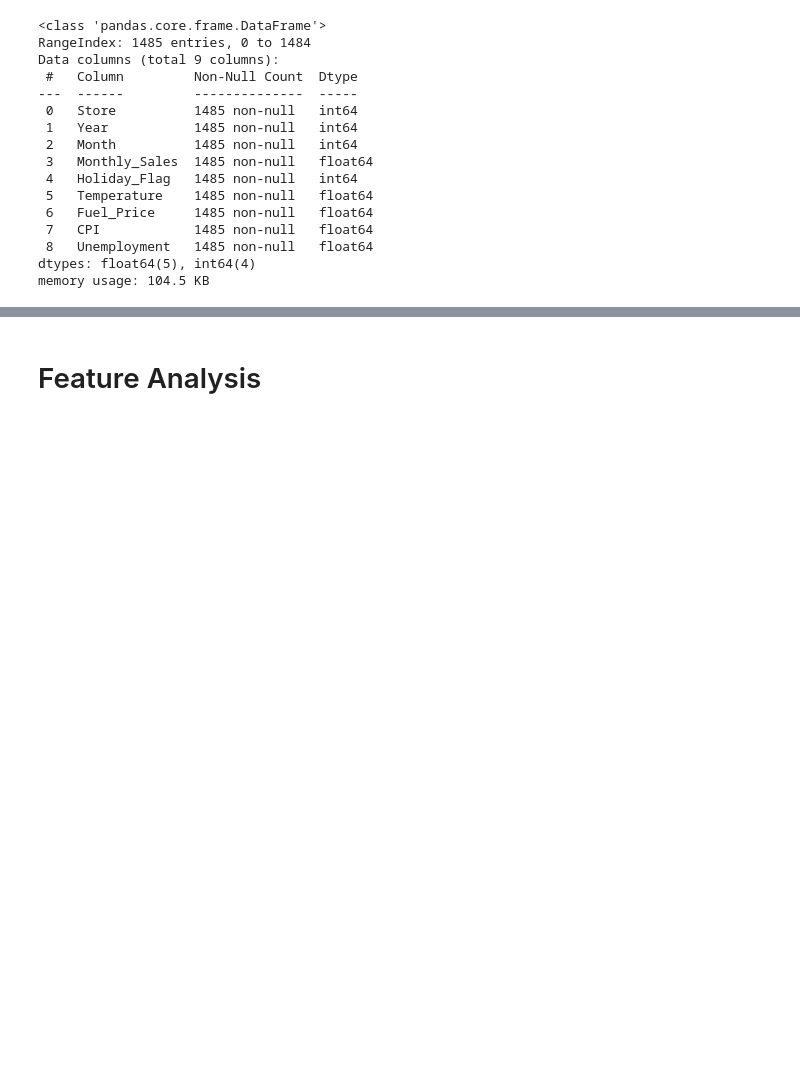
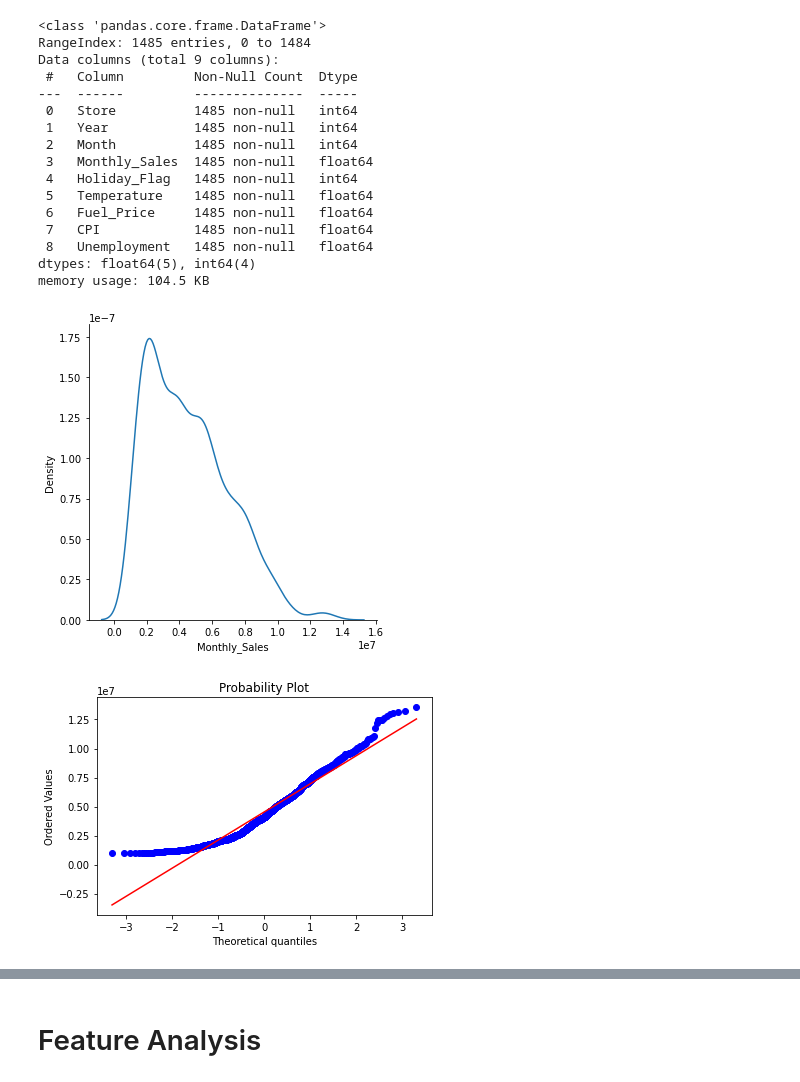
Before and after one commit to bhagich/BDA, a Jupyter notebook: assignment4-walmart-bc.ipynb, the cells around one changed output, grey strips where cells are left out. Drawn from its saved outputs; the diff is of its cells as text; code cells hidden in the pictures; blank space fills up the shorter version.

```diff
--- a/assignment4-walmart-bc.ipynb
+++ b/assignment4-walmart-bc.ipynb
@@ -249,3 +253,10 @@ Data columns (total 9 columns):
  8   Unemployment   1485 non-null   float64
 dtypes: float64(5), int64(4)
 memory usage: 104.5 KB
+# %%
+sns.displot(new_data['Monthly_Sales'], kind='kde');
+fig = plt.figure()
+res = stats.probplot(new_data['Monthly_Sales'], plot=plt)
+# %% [output]
+[figure, added]
+[figure, added]
```
Also changed, not shown: parts of 19 cells of this notebook.
